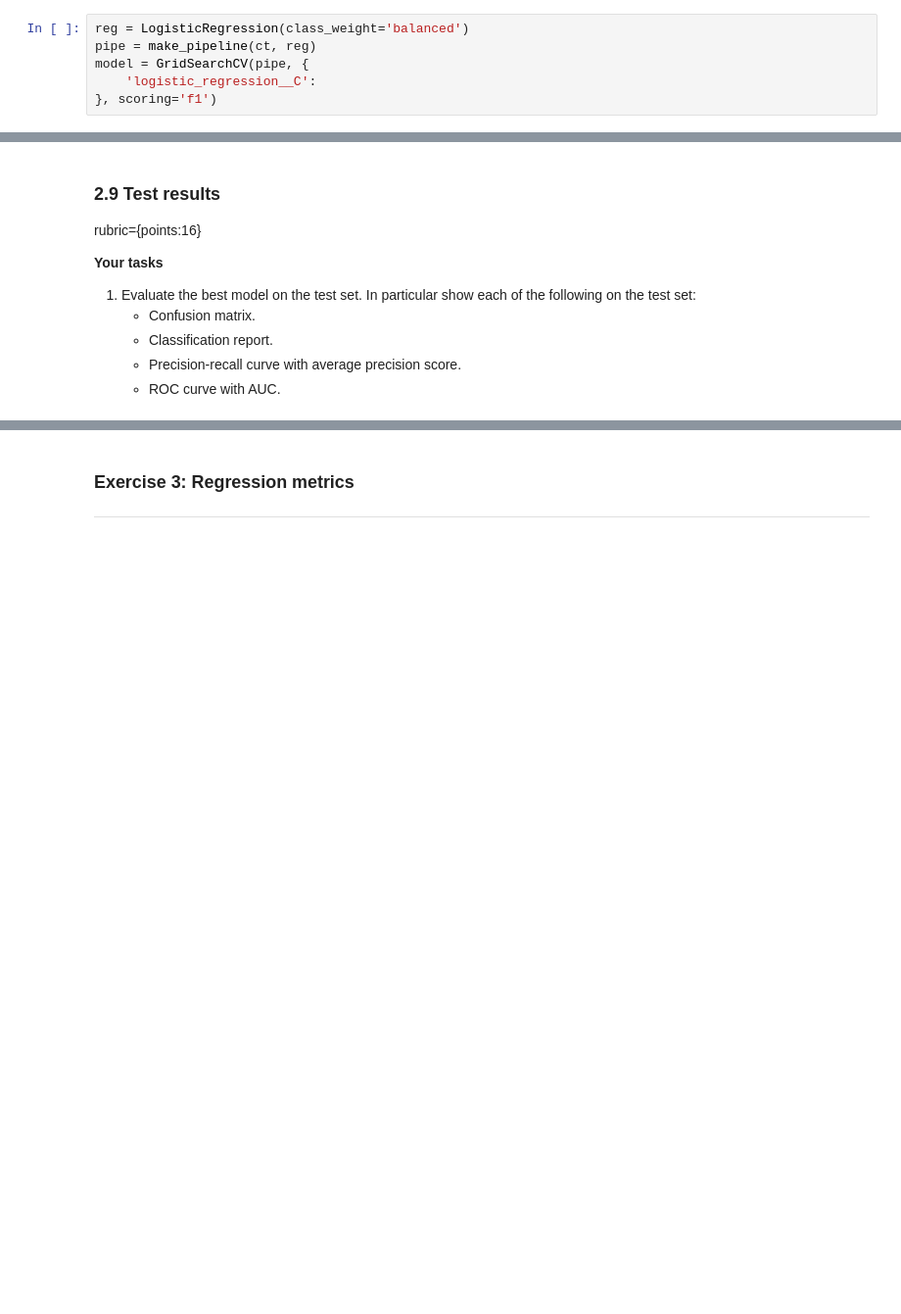
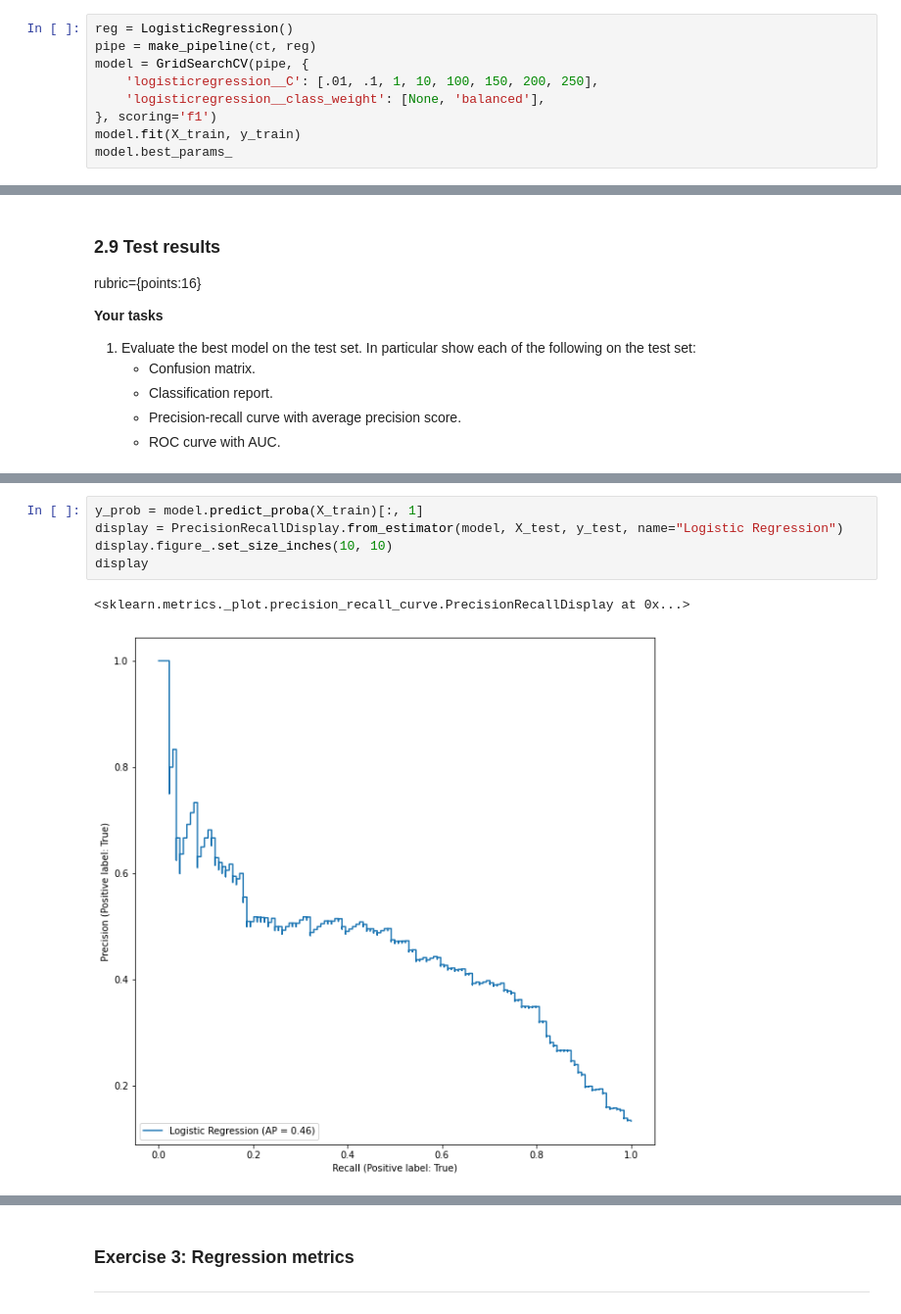
Before and after one commit to CarsonFox/MachineLearning, a Jupyter notebook: HW5/CS4320_HW5.ipynb, the cells around one changed output, grey strips where cells are left out. Shown: that part at 98% size. Drawn from its saved outputs; the diff is of its cells as text; blank space fills up the shorter version.

```diff
--- a/HW5/CS4320_HW5.ipynb
+++ b/HW5/CS4320_HW5.ipynb
@@ -372,8 +372,11 @@ Now let's tune the hyperparameters of our `LogisticRegression` using `GridSearch
 1. Jointly optimize `C` (choose some reasonable values) and `class_weight` (`None` vs. `'balanced'`) with `GridSearchCV` and `scoring="f1"`.
 2. What values of `C` and `class_weight` are chosen ? (Print out best "C" and best "class_weight")
 # %%
-reg = LogisticRegression(class_weight='balanced')
+reg = LogisticRegression()
 pipe = make_pipeline(ct, reg)
 model = GridSearchCV(pipe, {
-    'logistic_regression__C':
+    'logisticregression__C': [.01, .1, 1, 10, 100, 150, 200, 250],
+    'logisticregression__class_weight': [None, 'balanced'],
 }, scoring='f1')
+model.fit(X_train, y_train)
+model.best_params_
@@ -391,0 +409,8 @@ rubric={points:16}
+# %%
+y_prob = model.predict_proba(X_train)[:, 1]
+display = PrecisionRecallDisplay.from_estimator(model, X_test, y_test, name="Logistic Regression")
+display.figure_.set_size_inches(10, 10)
+display
+# %% [output]
+<sklearn.metrics._plot.precision_recall_curve.PrecisionRecallDisplay at 0x...>
+[figure, added]
```
Also changed, not shown: parts of 10 cells of this notebook.
